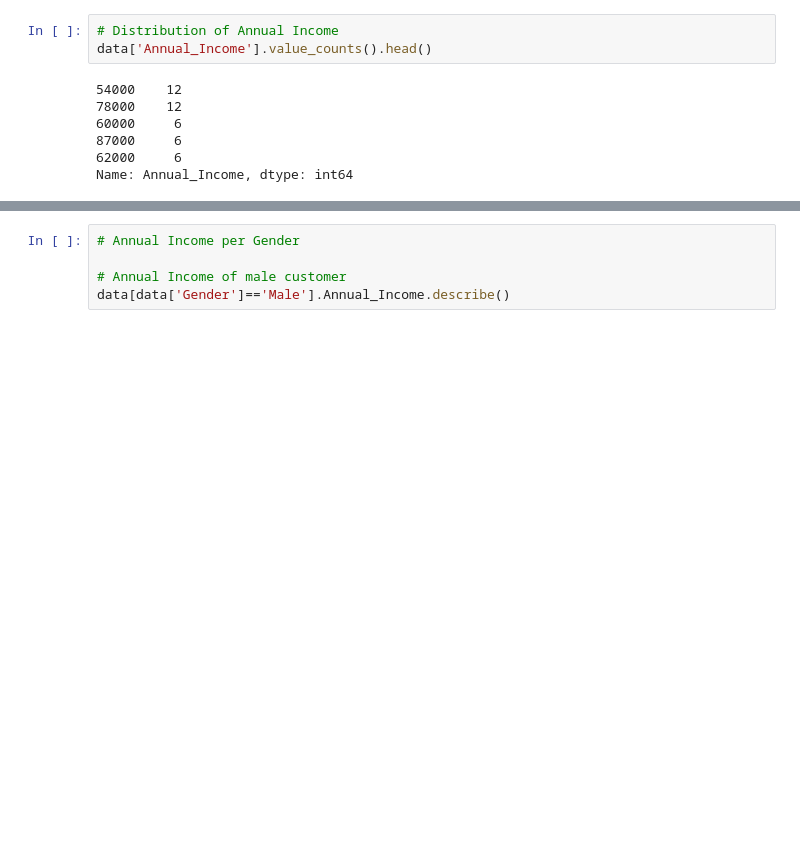
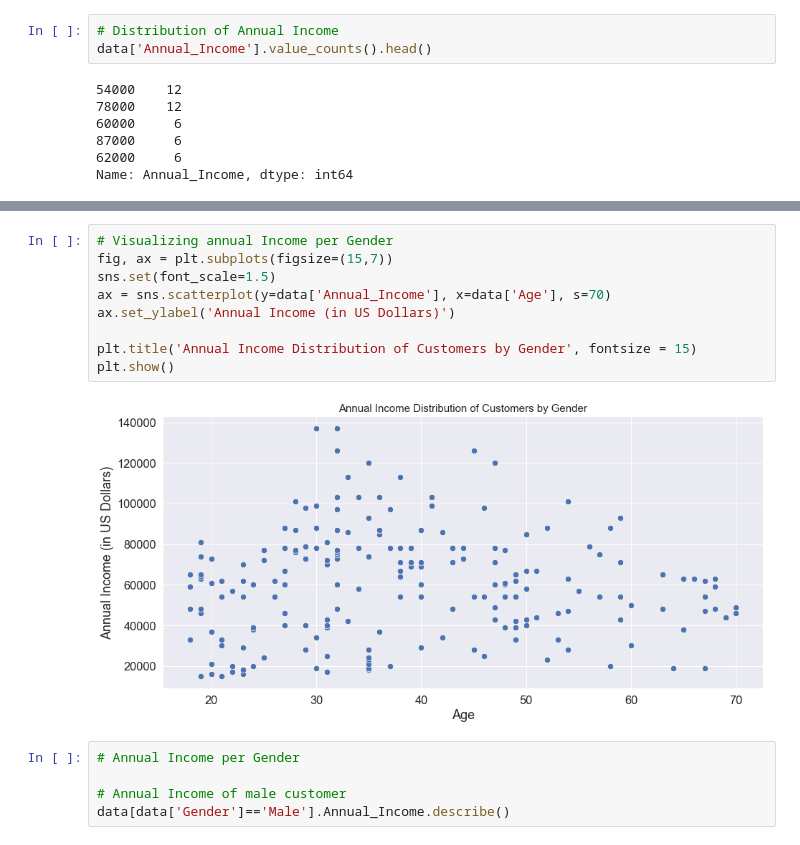
Before and after one commit to mayursrt/customer-segmentation-using-k-means, a Jupyter notebook: Customer Segmentation.ipynb, the cells around one changed output, grey strips where cells are left out. Saved outputs shown, nothing was run; the diff lists cells and outputs as text; blank space fills up the shorter version.

```diff
--- a/Customer Segmentation.ipynb
+++ b/Customer Segmentation.ipynb
@@ -566,3 +559,14 @@ plt.show()
+# %%
+# Visualizing annual Income per Gender
+fig, ax = plt.subplots(figsize=(15,7))
+sns.set(font_scale=1.5)
+ax = sns.scatterplot(y=data['Annual_Income'], x=data['Age'], s=70)
+ax.set_ylabel('Annual Income (in US Dollars)')
+
+plt.title('Annual Income Distribution of Customers by Gender', fontsize = 15)
+plt.show()
+# %% [output]
+[figure, added]
 # %%
 # Annual Income per Gender
 
```
Also changed, not shown: parts of 9 cells of this notebook.
